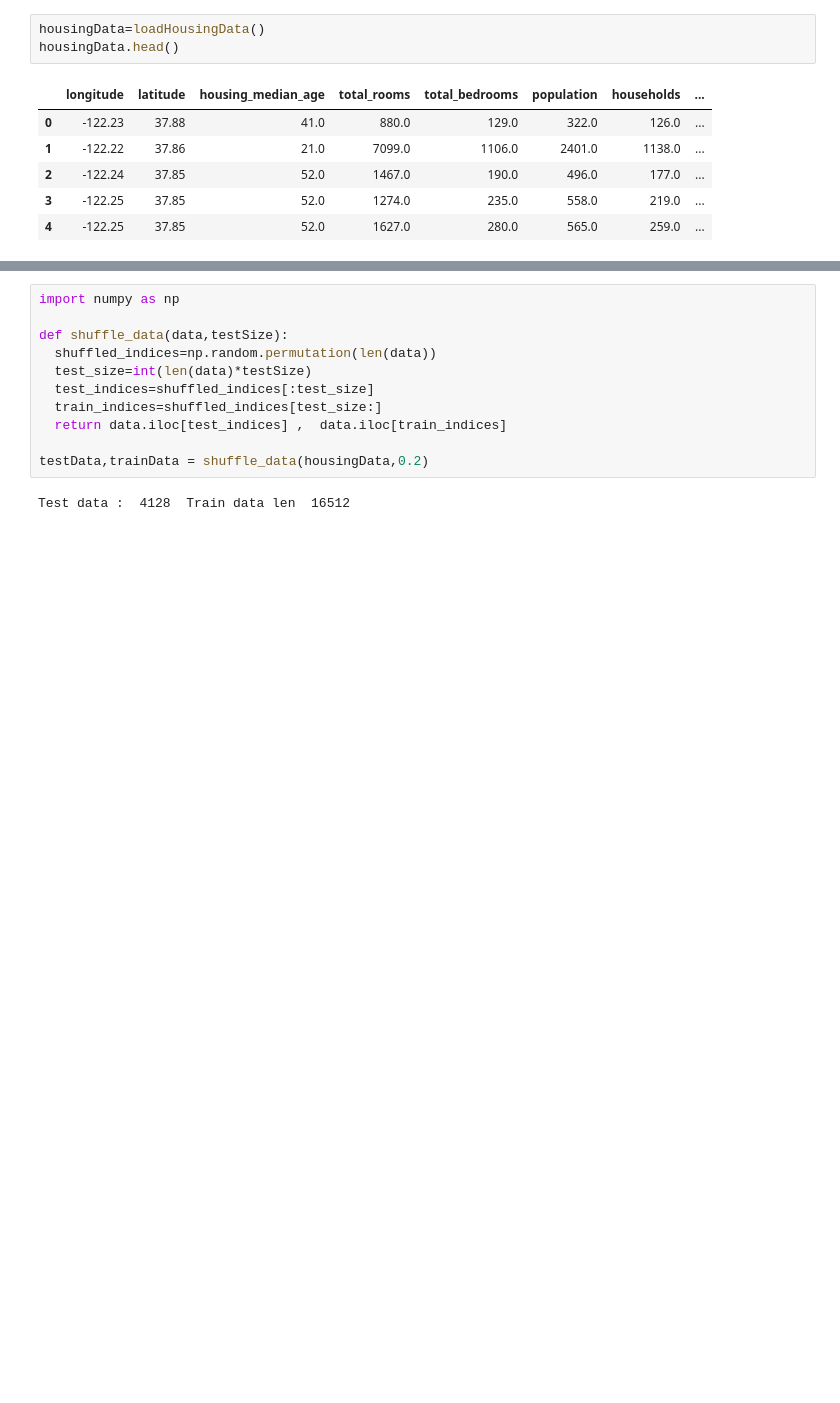
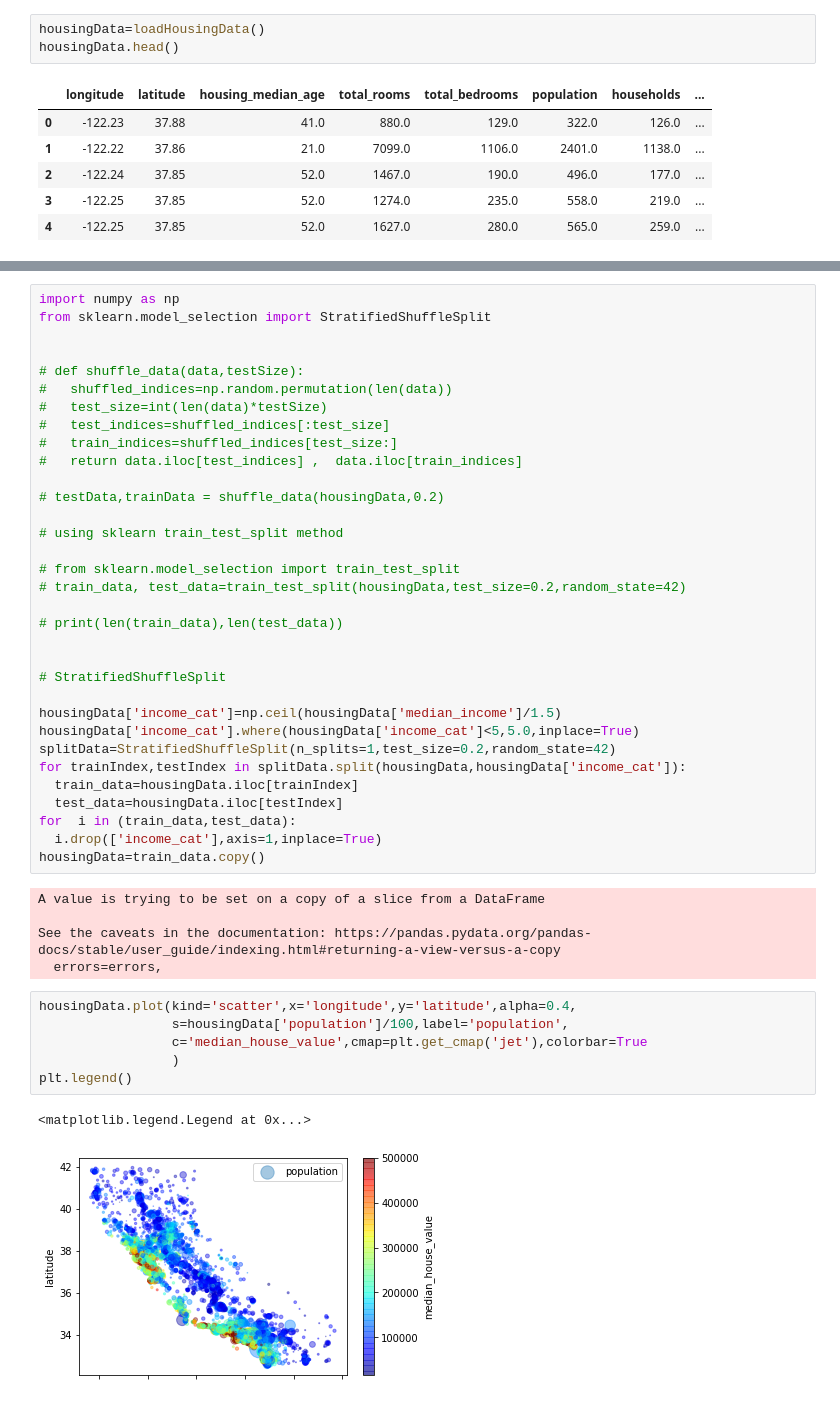
Before and after one commit to Nithinps021/DeepLearning, a Jupyter notebook: hands__on_ml.ipynb, the cells around one changed output, grey strips where cells are left out. Drawn from its saved outputs; the diff is of its cells as text; blank space fills up the shorter version.

Commit message:
visualizing data

```diff
--- a/hands__on_ml.ipynb
+++ b/hands__on_ml.ipynb
@@ -57,13 +61,47 @@ plt.show()
 # %%
 import numpy as np
+from sklearn.model_selection import StratifiedShuffleSplit
 
-def shuffle_data(data,testSize):
-  shuffled_indices=np.random.permutation(len(data))
-  test_size=int(len(data)*testSize)
-  test_indices=shuffled_indices[:test_size]
-  train_indices=shuffled_indices[test_size:]
-  return data.iloc[test_indices] ,  data.iloc[train_indices]
 
-testData,trainData = shuffle_data(housingData,0.2)
+# def shuffle_data(data,testSize):
+#   shuffled_indices=np.random.permutation(len(data))
+#   test_size=int(len(data)*testSize)
+#   test_indices=shuffled_indices[:test_size]
+#   train_indices=shuffled_indices[test_size:]
+#   return data.iloc[test_indices] ,  data.iloc[train_indices]
+
+# testData,trainData = shuffle_data(housingData,0.2)
+
+# using sklearn train_test_split method
+
+# from sklearn.model_selection import train_test_split
+# train_data, test_data=train_test_split(housingData,test_size=0.2,random_state=42)
+
+# print(len(train_data),len(test_data))
+
+
+# StratifiedShuffleSplit
+
+housingData['income_cat']=np.ceil(housingData['median_income']/1.5)
+housingData['income_cat'].where(housingData['income_cat']<5,5.0,inplace=True)
+splitData=StratifiedShuffleSplit(n_splits=1,test_size=0.2,random_state=42)
+for trainIndex,testIndex in splitData.split(housingData,housingData['income_cat']):
+  train_data=housingData.iloc[trainIndex]
+  test_data=housingData.iloc[testIndex]
+for  i in (train_data,test_data):
+  i.drop(['income_cat'],axis=1,inplace=True)
+housingData=train_data.copy()
 # %% [output]
-Test data :  4128  Train data len  16512
+A value is trying to be set on a copy of a slice from a DataFrame
+
+See the caveats in the documentation: https://pandas.pydata.org/pandas-docs/stable/user_guide/indexing.html#returning-a-view-versus-a-copy
+  errors=errors,
+# %%
+housingData.plot(kind='scatter',x='longitude',y='latitude',alpha=0.4,
+                 s=housingData['population']/100,label='population',
+                 c='median_house_value',cmap=plt.get_cmap('jet'),colorbar=True
+                 )
+plt.legend()
+# %% [output]
+<matplotlib.legend.Legend at 0x...>
+[figure, added]
```
Also changed, not shown: parts of 3 cells of this notebook.
